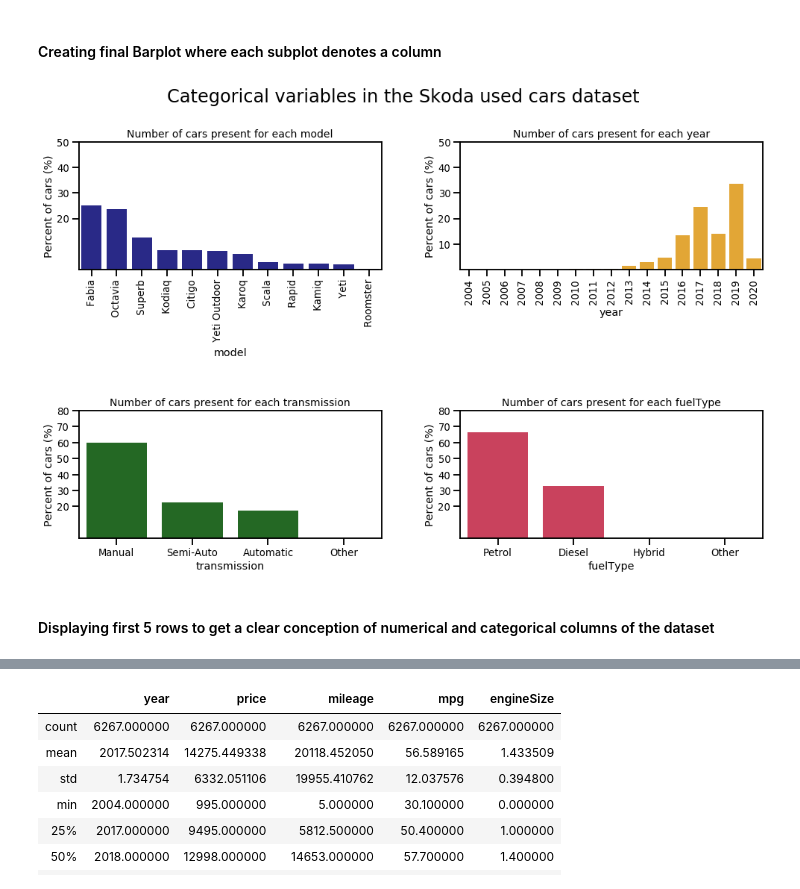
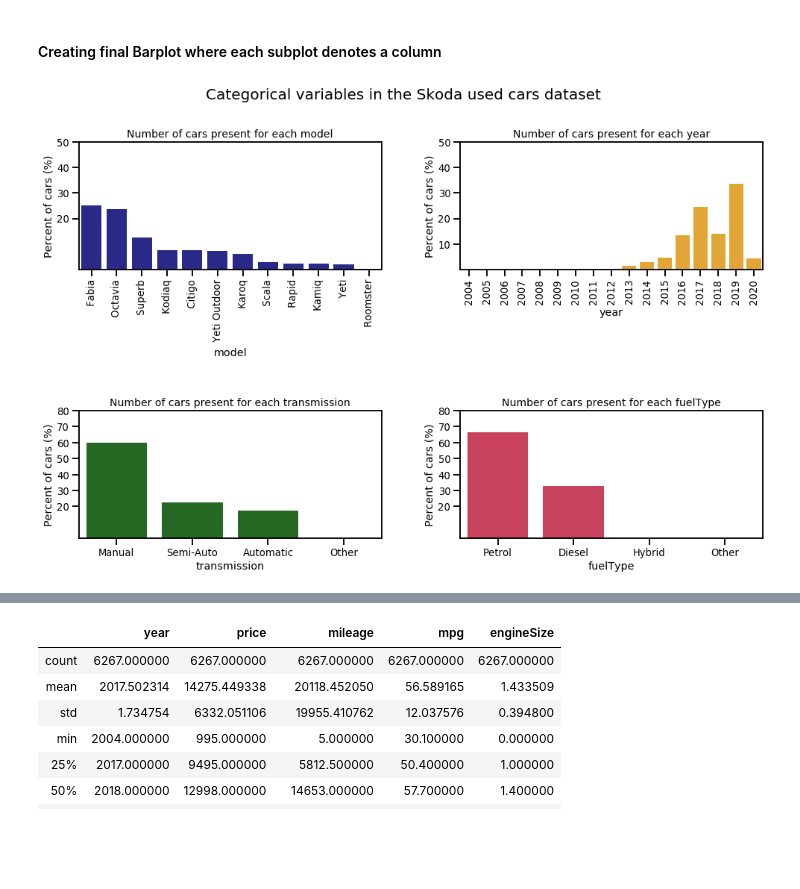
Before and after one commit to roypriyanka7/Skoda_Used_Car_Analysis, a Jupyter notebook: skoda_used_car_EDA.ipynb, the cells around one changed output, grey strips where cells are left out. Saved outputs shown, nothing was run; the diff lists cells and outputs as text; code cells hidden in the pictures; blank space fills up the shorter version.

```diff
--- a/skoda_used_car_EDA.ipynb
+++ b/skoda_used_car_EDA.ipynb
@@ -98,35 +115,37 @@ def barplot(data, column_x, color, rotation, yticks):
 sns.set_context("talk", font_scale= 0.8)
 plt.figure(figsize=(15,10))
 
 
 # row 1, column 1
 plt.subplot(2,2,1)
 barplot(model_count, 'model', 'darkblue', 90, np.arange(20,51,10))
 
+
 # row 1, column 2
 plt.subplot(2,2,2)
 barplot(year_count, 'year', 'orange', 90, np.arange(10,51,10))
 
+
 # row 2, column 1
 plt.subplot(2,2,3)
 barplot(transmission_count, 'transmission', 'darkgreen', 0, np.arange(20,81,10))
+
 
 # row 2, column 2
 plt.subplot(2,2,4)
 barplot(fuelType_count, 'fuelType', 'crimson', 0, np.arange(20,81,10))
 
 
 # keep the individual plots separate from each other
 plt.tight_layout(pad=4)
 
 
-# write the title for all the plots
-plt.suptitle('Categorical variables in the Skoda used cars dataset', fontsize=24, ha="center")
+# heading (super) title for all the plots
+plt.suptitle('Categorical variables in the Skoda used cars dataset', fontsize=20, ha="center")
 plt.subplots_adjust(top=0.88)
+
 
 # display the plots
 plt.show()
 # %% [output]
-[figure, old version]
+[figure, new version]
-# %% [markdown]
-<h4> Displaying first 5 rows to get a clear conception of numerical and categorical columns of the dataset </h4>
```
Also changed, not shown: parts of 30 cells of this notebook.
